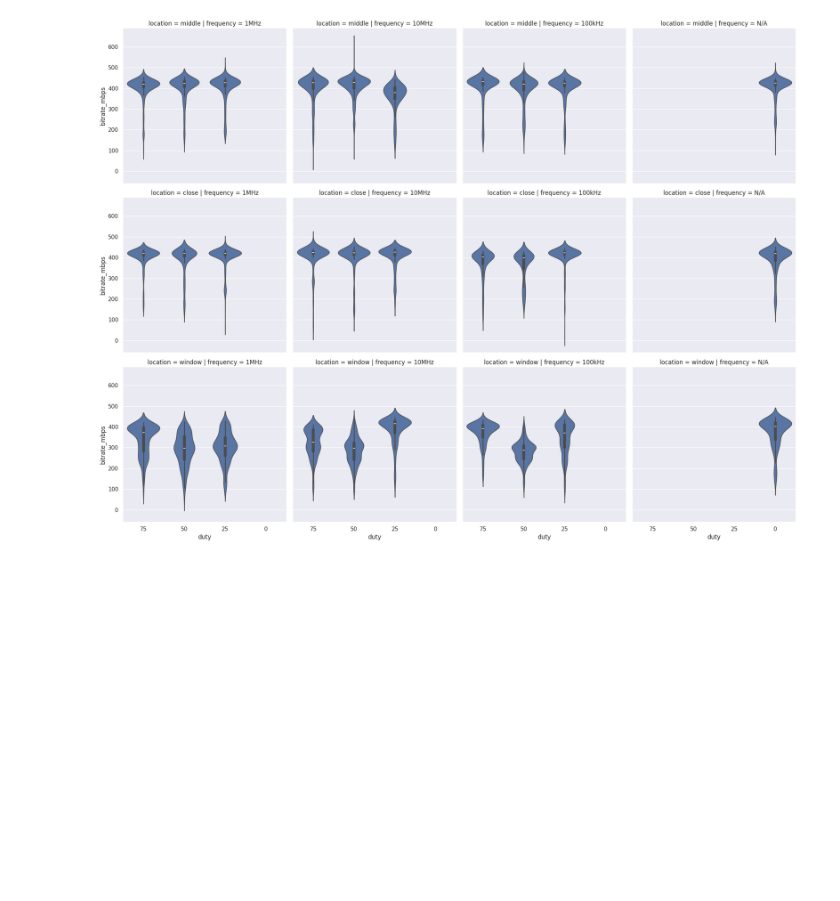
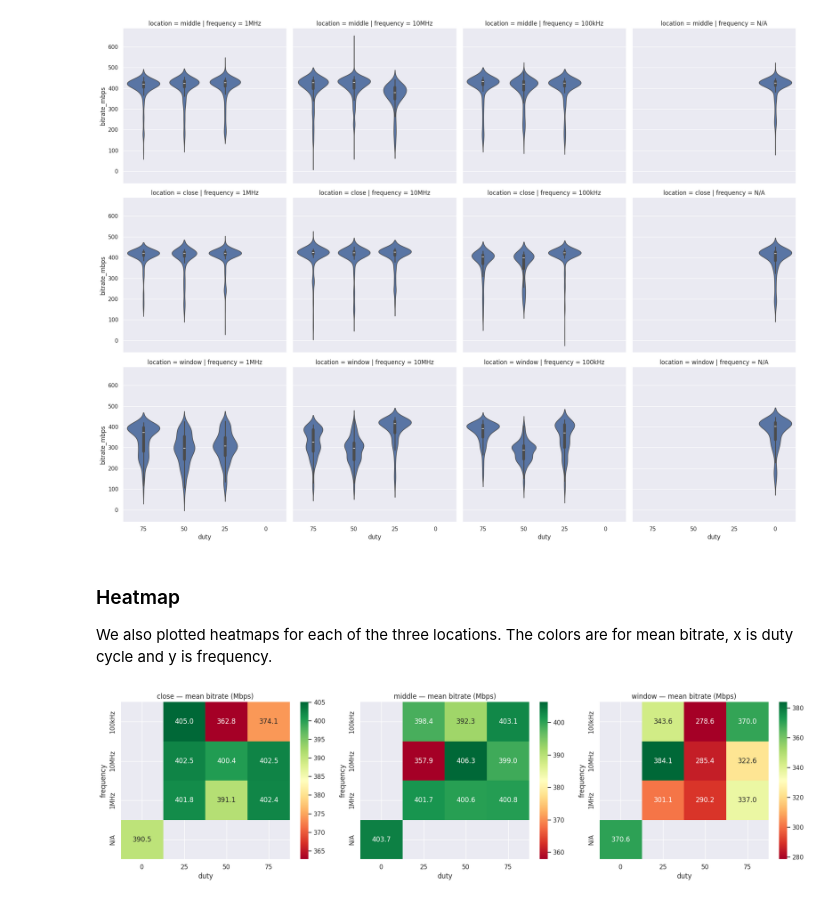
Before and after one commit to jehuddleston/en601616finalproject, a Jupyter notebook: scripts/compare.ipynb, the cells around one changed output. Cells and saved outputs as stored; diff of their text form; code cells hidden in the pictures; blank space fills up the shorter version.

Commit message:
added heatmap

```diff
--- a/scripts/compare.ipynb
+++ b/scripts/compare.ipynb
@@ -309,3 +309,30 @@ sns.catplot(data=intervals, x='duty', y='bitrate_mbps',
 # %% [output]
 <seaborn.axisgrid.FacetGrid at 0x...>
 [figure]
+# %% [markdown]
+### Heatmap
+
+We also plotted heatmaps for each of the three locations. The colors are for mean bitrate, x is duty cycle and y is frequency.
+# %%
+import matplotlib.pyplot as plt
+
+fig, axes = plt.subplots(1, 3, figsize=(18, 5))
+
+close_pivot = close_intervals.pivot_table(index='frequency', columns='duty',
+                                          values='bitrate_mbps', aggfunc='mean')
+sns.heatmap(close_pivot, annot=True, fmt='.1f', cmap='RdYlGn', ax=axes[0])
+axes[0].set_title("close — mean bitrate (Mbps)")
+
+middle_pivot = middle_intervals.pivot_table(index='frequency', columns='duty',
+                                            values='bitrate_mbps', aggfunc='mean')
+sns.heatmap(middle_pivot, annot=True, fmt='.1f', cmap='RdYlGn', ax=axes[1])
+axes[1].set_title("middle — mean bitrate (Mbps)")
+
+window_pivot = window_intervals.pivot_table(index='frequency', columns='duty',
+                                            values='bitrate_mbps', aggfunc='mean')
+sns.heatmap(window_pivot, annot=True, fmt='.1f', cmap='RdYlGn', ax=axes[2])
+axes[2].set_title("window — mean bitrate (Mbps)")
+
+plt.tight_layout()
+# %% [output]
+[figure, added]
```
